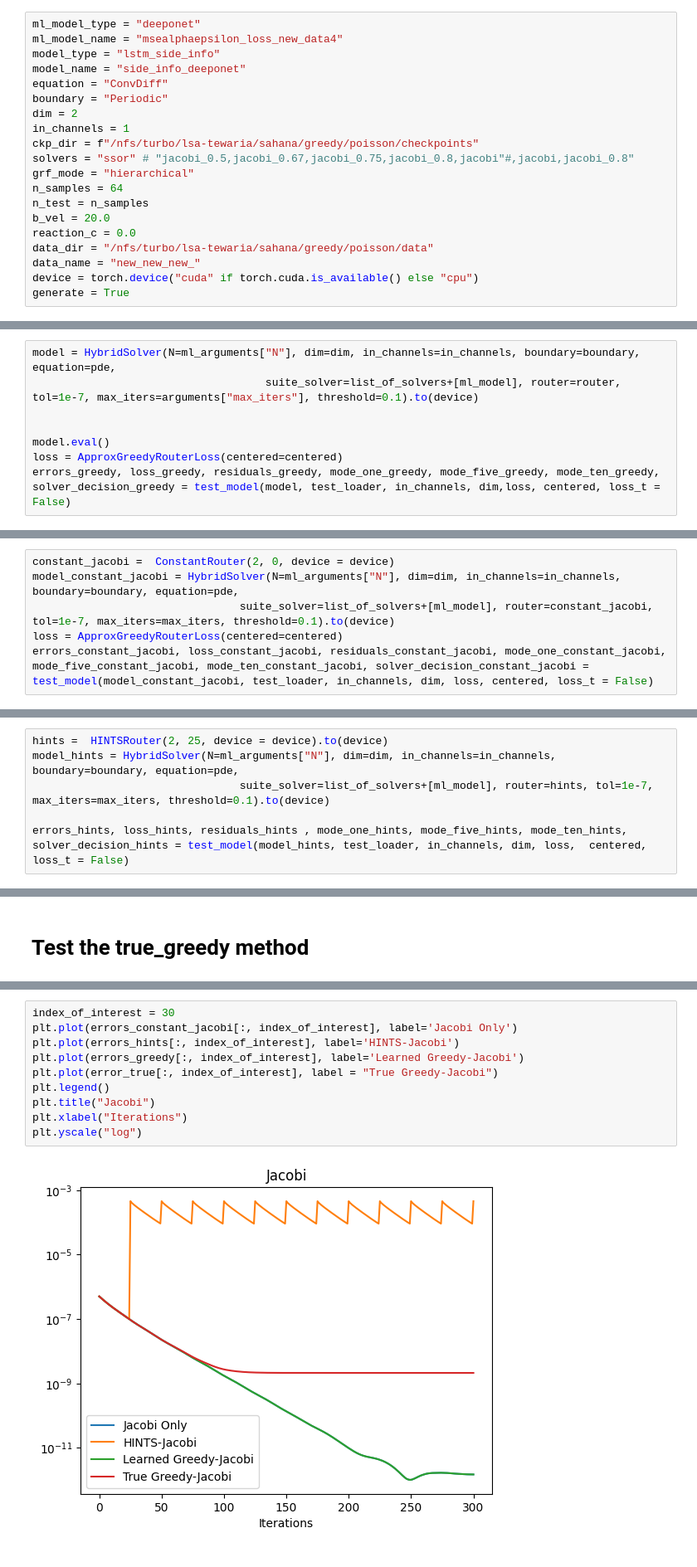
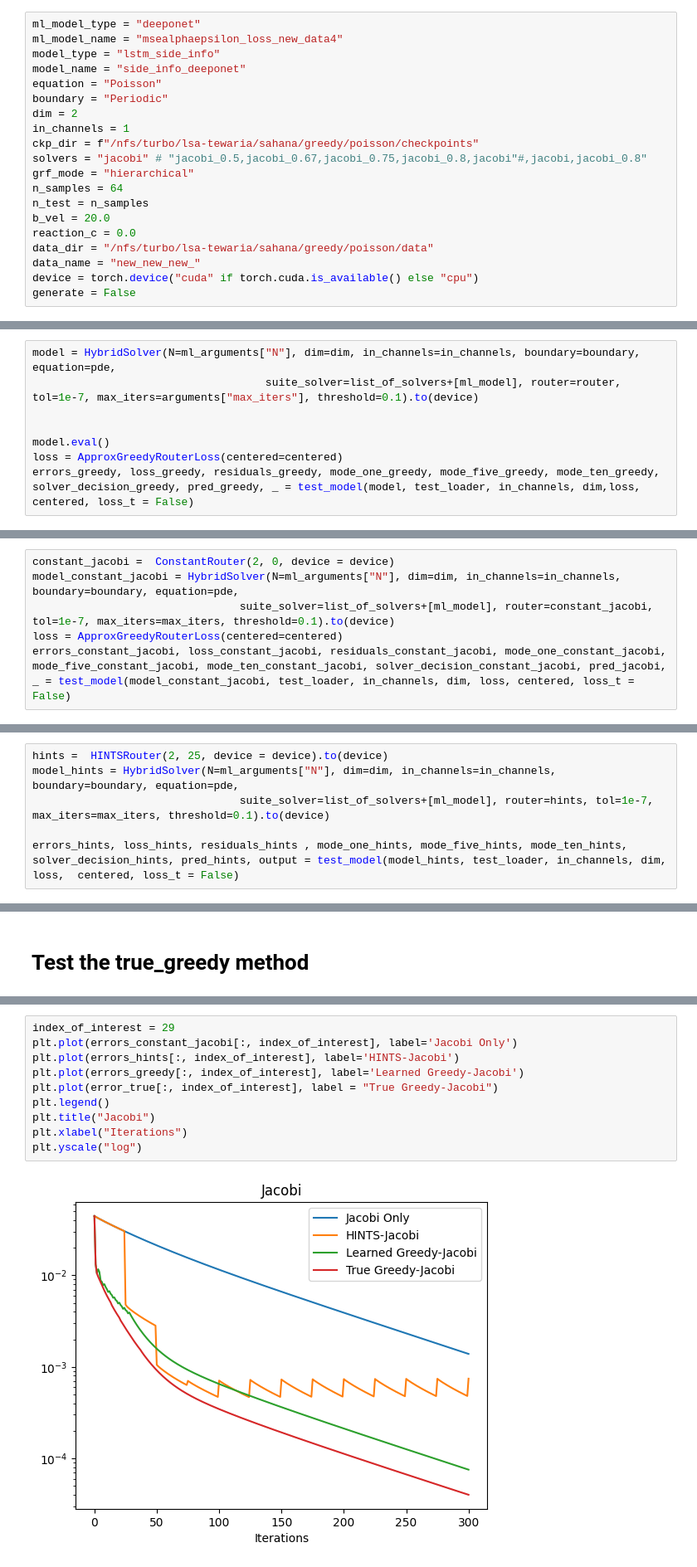
Before and after one commit to srayan00/greedy-hybrid-pde, a Jupyter notebook: playground/test.ipynb, the cells around one changed output, grey strips where cells are left out. Shown at 83% size. Saved outputs shown, nothing was run; the diff lists cells and outputs as text.

```diff
--- a/playground/test.ipynb
+++ b/playground/test.ipynb
@@ -204,12 +204,12 @@ ml_model_type = "deeponet"
 ml_model_name = "msealphaepsilon_loss_new_data4"
 model_type = "lstm_side_info"
 model_name = "side_info_deeponet"
-equation = "ConvDiff"
+equation = "Poisson"
 boundary = "Periodic"
 dim = 2
 in_channels = 1
 ckp_dir = f"/nfs/turbo/lsa-tewaria/sahana/greedy/poisson/checkpoints"
-solvers = "ssor" # "jacobi_0.5,jacobi_0.67,jacobi_0.75,jacobi_0.8,jacobi"#,jacobi,jacobi_0.8"
+solvers = "jacobi" # "jacobi_0.5,jacobi_0.67,jacobi_0.75,jacobi_0.8,jacobi"#,jacobi,jacobi_0.8"
 grf_mode = "hierarchical"
 n_samples = 64
 n_test = n_samples
@@ -218,7 +218,7 @@ reaction_c = 0.0
 data_dir = "/nfs/turbo/lsa-tewaria/sahana/greedy/poisson/data"
 data_name = "new_new_new_"
 device = torch.device("cuda" if torch.cuda.is_available() else "cpu")
-generate = True
+generate = False
 # %% [markdown]
 # Load the ML solver arguments and Router arguments
 # %%
@@ -548,7 +548,7 @@ model = HybridSolver(N=ml_arguments["N"], dim=dim, in_channels=in_channels, boun
 
 model.eval()
 loss = ApproxGreedyRouterLoss(centered=centered)
-errors_greedy, loss_greedy, residuals_greedy, mode_one_greedy, mode_five_greedy, mode_ten_greedy, solver_decision_greedy = test_model(model, test_loader, in_channels, dim,loss, centered, loss_t = False)
+errors_greedy, loss_greedy, residuals_greedy, mode_one_greedy, mode_five_greedy, mode_ten_greedy, solver_decision_greedy, pred_greedy, _ = test_model(model, test_loader, in_channels, dim,loss, centered, loss_t = False)
 # %% [output]
 Iteration 1/300
 Iteration 26/300
@@ -574,7 +574,7 @@ constant_jacobi =  ConstantRouter(2, 0, device = device)
 model_constant_jacobi = HybridSolver(N=ml_arguments["N"], dim=dim, in_channels=in_channels, boundary=boundary, equation=pde,
                                 suite_solver=list_of_solvers+[ml_model], router=constant_jacobi, tol=1e-7, max_iters=max_iters, threshold=0.1).to(device)
 loss = ApproxGreedyRouterLoss(centered=centered)
-errors_constant_jacobi, loss_constant_jacobi, residuals_constant_jacobi, mode_one_constant_jacobi, mode_five_constant_jacobi, mode_ten_constant_jacobi, solver_decision_constant_jacobi = test_model(model_constant_jacobi, test_loader, in_channels, dim, loss, centered, loss_t = False)
+errors_constant_jacobi, loss_constant_jacobi, residuals_constant_jacobi, mode_one_constant_jacobi, mode_five_constant_jacobi, mode_ten_constant_jacobi, solver_decision_constant_jacobi, pred_jacobi, _ = test_model(model_constant_jacobi, test_loader, in_channels, dim, loss, centered, loss_t = False)
 # %% [output]
 Iteration 1/300
 Iteration 26/300
@@ -600,7 +600,7 @@ hints =  HINTSRouter(2, 25, device = device).to(device)
 model_hints = HybridSolver(N=ml_arguments["N"], dim=dim, in_channels=in_channels, boundary=boundary, equation=pde,
                                 suite_solver=list_of_solvers+[ml_model], router=hints, tol=1e-7, max_iters=max_iters, threshold=0.1).to(device)
 
-errors_hints, loss_hints, residuals_hints , mode_one_hints, mode_five_hints, mode_ten_hints, solver_decision_hints = test_model(model_hints, test_loader, in_channels, dim, loss,  centered, loss_t = False)
+errors_hints, loss_hints, residuals_hints , mode_one_hints, mode_five_hints, mode_ten_hints, solver_decision_hints, pred_hints, output = test_model(model_hints, test_loader, in_channels, dim, loss,  centered, loss_t = False)
 # %% [output]
 Iteration 1/300
 Iteration 26/300
@@ -719,17 +719,17 @@ array([[0, 1, 1, ..., 0, 1, 0],
        [0, 0, 0, ..., 0, 0, 0],
        [0, 0, 0, ..., 0, 0, 0]], shape=(300, 64))
 # %%
-index_of_interest = 30
+index_of_interest = 29
 plt.plot(errors_constant_jacobi[:, index_of_interest], label='Jacobi Only')
 plt.plot(errors_hints[:, index_of_interest], label='HINTS-Jacobi')
 plt.plot(errors_greedy[:, index_of_interest], label='Learned Greedy-Jacobi')
 plt.plot(error_true[:, index_of_interest], label = "True Greedy-Jacobi")
 plt.legend()
 plt.title("Jacobi")
 plt.xlabel("Iterations")
 plt.yscale("log")
 # %% [output]
-[figure, old version]
+[figure, new version]
 # %%
 auc_true = np.trapezoid(error_true, axis = 0)
 auc_constant_jacobi = np.trapezoid(errors_constant_jacobi, axis = 0)
```
Also changed, not shown: parts of 29 cells of this notebook, 4 other files.
